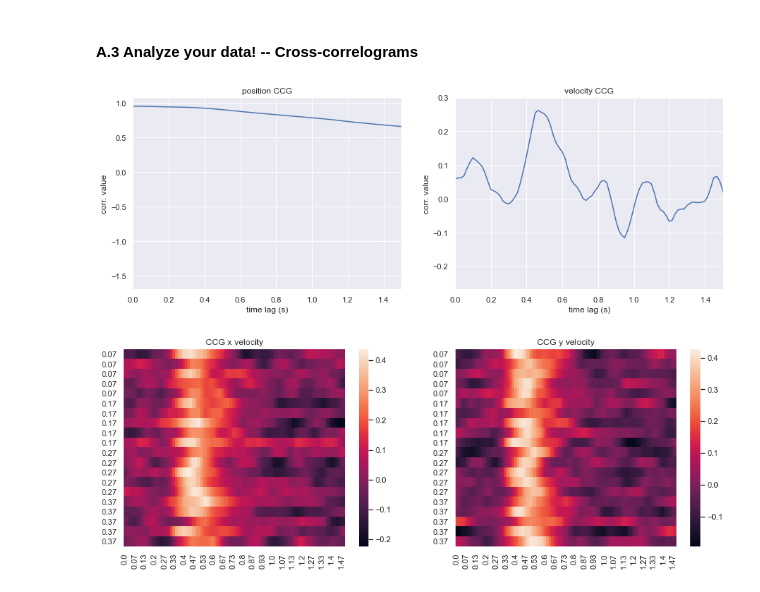
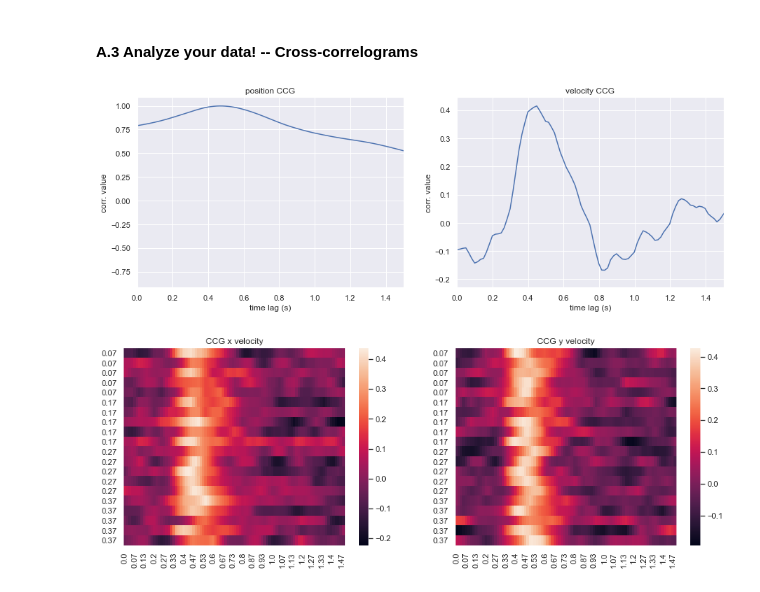
Before and after one commit to BonnenLab/tracking-psychopy-bonnen-2015, a Jupyter notebook: Tutorial.ipynb, the cells around one changed output. Cells and saved outputs as stored; diff of their text form; code cells hidden in the pictures.

```diff
--- a/Tutorial.ipynb
+++ b/Tutorial.ipynb
@@ -102,39 +102,39 @@ def cross_correlation(sig1,sig2):
     return corr
 # %%
 # Visualize a single CCG in position and/or velcity
-trialNo = 1;
+trialNo = 0;
 
 stim = data_tracking.stimulus_x[trialNo]
 response = data_tracking.response_x[trialNo]
 ccg = cross_correlation(stim,response)
 fig, axs = plt.subplots(1,2,figsize=(15,5))
 
 axs[0].plot(np.arange(0,ccg.shape[0])/data_tracking.frameRate[trialNo],ccg)
 axs[0].set_xlabel('time lag (s)')
 axs[0].set_ylabel('corr. value')
 axs[0].set_title('position CCG')
 axs[0].set_xlim(0,1.5)
 
 
 # Visualize a single CCG in position
 stim = data_tracking.stimulus_x[trialNo]
 response = data_tracking.response_x[trialNo]
 ccg = cross_correlation(np.diff(stim),np.diff(response))
 
 plt.plot(np.arange(0,ccg.shape[0])/data_tracking.frameRate[trialNo],ccg)
 plt.xlabel('time lag (s)')
 plt.ylabel('corr. value')
 plt.title('velocity CCG')
 plt.xlim(0,1.5);
 
 
 # Q1: How would you leverage one or both of these CCGs to calculate the response delay?
 #     If you're feeling adventurous, try writing some code to extract that value from one or both ccgs
 #     hint: https://numpy.org/doc/stable/reference/generated/numpy.argmax.html
 
 # Q2: What's the relationship between this example of continuous psychophysics and reverse correlation?
 # %% [output]
-[figure, old version]
+[figure, new version]
 # %%
 # Calculate velocity CCGs for every trial
 nTrials = data_tracking.shape[0]
```
Also changed, not shown: 2 other files.
